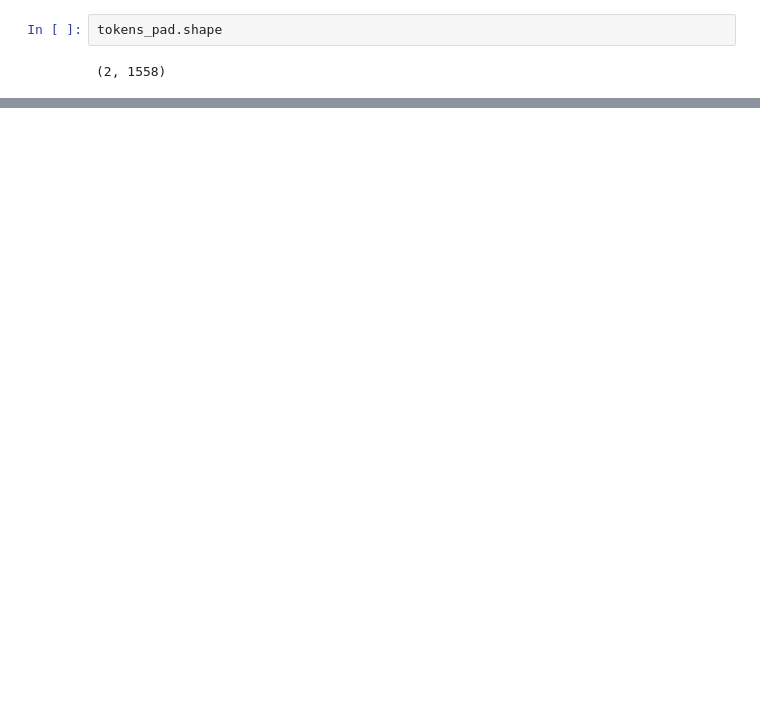
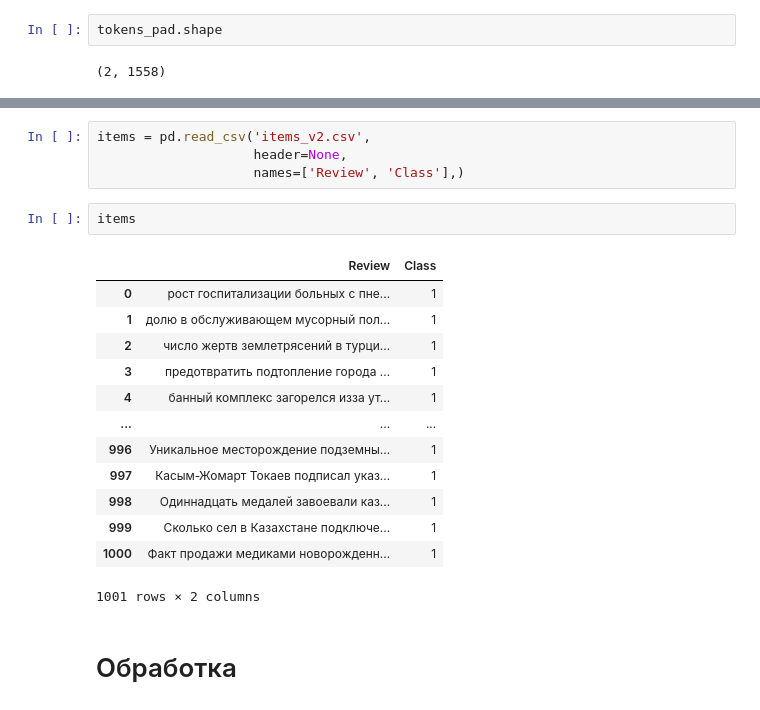
Before and after one commit to 93gad/SA_RNN_TFKERAS, a Jupyter notebook: SA_RNN_TFKERAS_V3.ipynb, the cells around one changed output, grey strips where cells are left out. Drawn from its saved outputs; the diff is of its cells as text; blank space fills up the shorter version.

```diff
--- a/SA_RNN_TFKERAS_V3.ipynb
+++ b/SA_RNN_TFKERAS_V3.ipynb
@@ -343,0 +364,22 @@ print('Негативный текст с оценкой {} %'.format(b[0]*100))
+# %%
+items = pd.read_csv('items_v2.csv',
+                    header=None,
+                    names=['Review', 'Class'],)
+# %%
+items
+# %% [output]
+|  | Review | Class |
+| 0 | рост госпитализации больных c пне... | 1 |
+| 1 | долю в обслуживающем мусорный пол... | 1 |
+| 2 | число жертв землетрясений в турци... | 1 |
+| 3 | предотвратить подтопление города ... | 1 |
+| 4 | банный комплекс загорелся изза ут... | 1 |
+| ... | ... | ... |
+| 996 | Уникальное месторождение подземны... | 1 |
+| 997 | Касым-Жомарт Токаев подписал указ... | 1 |
+| 998 | Одиннадцать медалей завоевали каз... | 1 |
+| 999 | Сколько сел в Казахстане подключе... | 1 |
+| 1000 | Факт продажи медиками новорожденн... | 1 |
+1001 rows × 2 columns
+# %% [markdown]
+# Обработка
```
Also changed, not shown: parts of 35 cells of this notebook.
